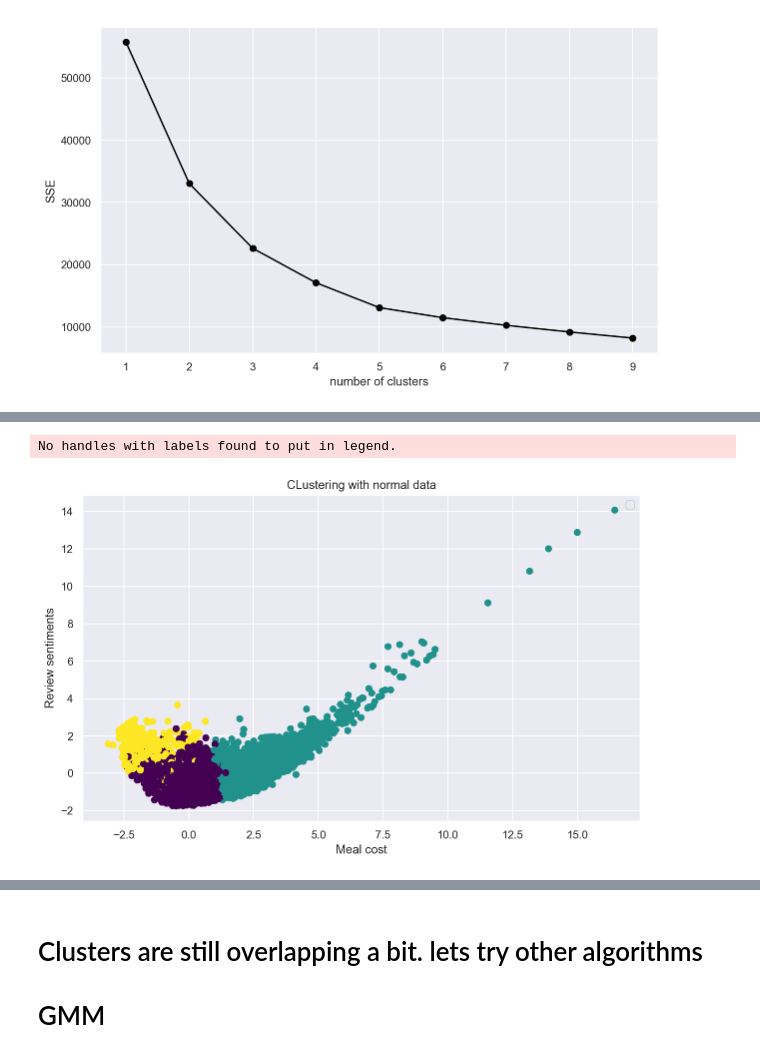
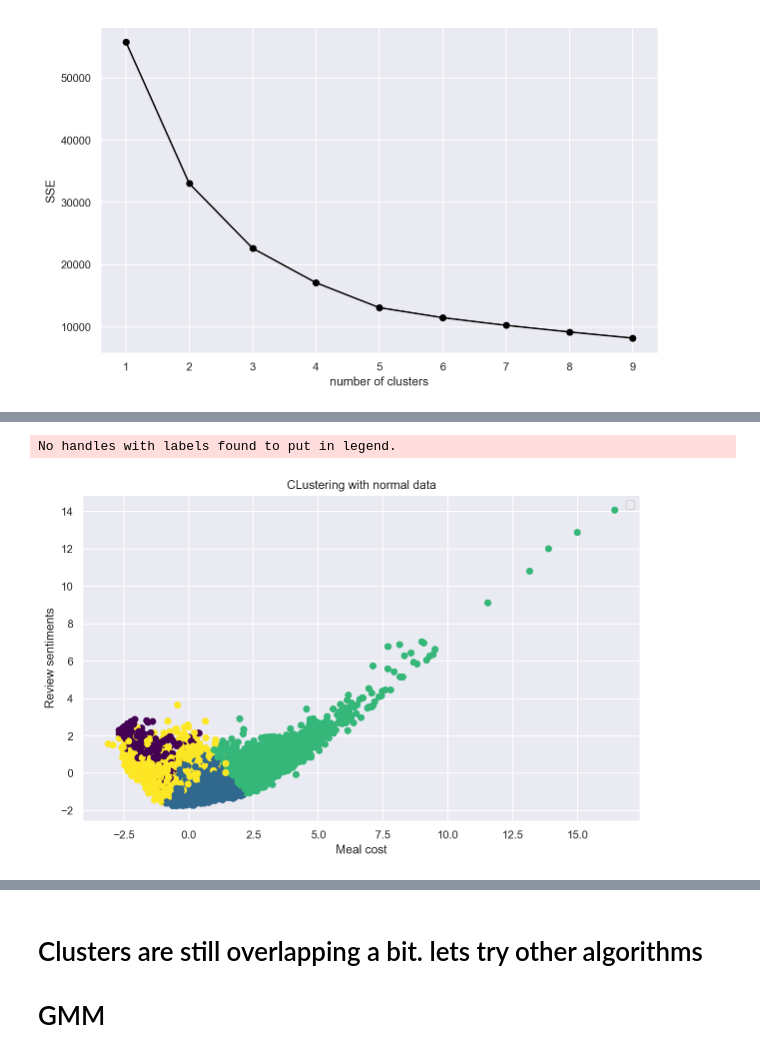
Before and after one commit to punit2106/Data-science-team, a Jupyter notebook: Zomato_clustering.ipynb, the cells around one changed output, grey strips where cells are left out. Cells and saved outputs as stored; diff of their text form; code cells hidden in the pictures.

```diff
--- a/Zomato_clustering.ipynb
+++ b/Zomato_clustering.ipynb
@@ -215,14 +229,14 @@ plt.show()
 # %%
-kmeans = KMeans(n_clusters = 3, init = 'k-means++', random_state = 42,max_iter=400,tol=0.0001)
+kmeans = KMeans(n_clusters = 4, init = 'k-means++', random_state = 42,max_iter=400,tol=0.001)
 y_kmeans = kmeans.fit_predict(principalComponents)
 plt.figure(figsize=(10,6))
 plt.scatter(principalComponents[:, 0], principalComponents[:, 1], c=y_kmeans, cmap='viridis');
 #plt.scatter(kmeans.cluster_centers_[:, 0], kmeans.cluster_centers_[:, 1], s = 100, c = 'red', label = 'Centroids');
 plt.title('CLustering with normal data')
 plt.xlabel('Meal cost')
 plt.ylabel('Review sentiments')
 plt.legend()
 plt.show()
 # %% [output]
 No handles with labels found to put in legend.
-[figure, old version]
+[figure, new version]
```
Also changed, not shown: parts of 20 cells of this notebook.
